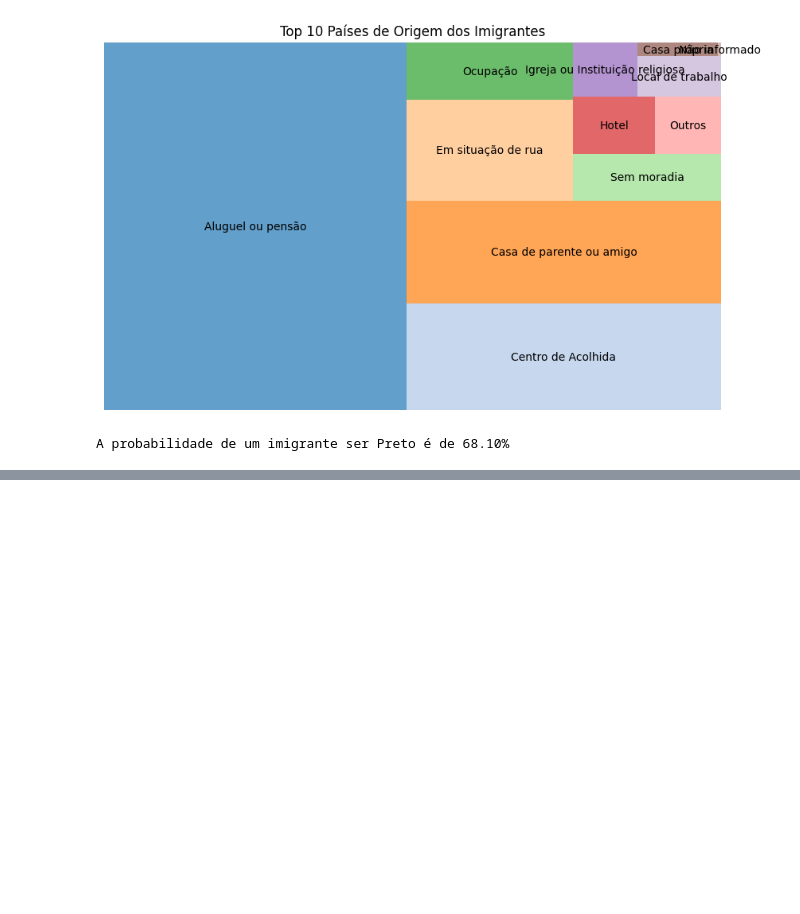
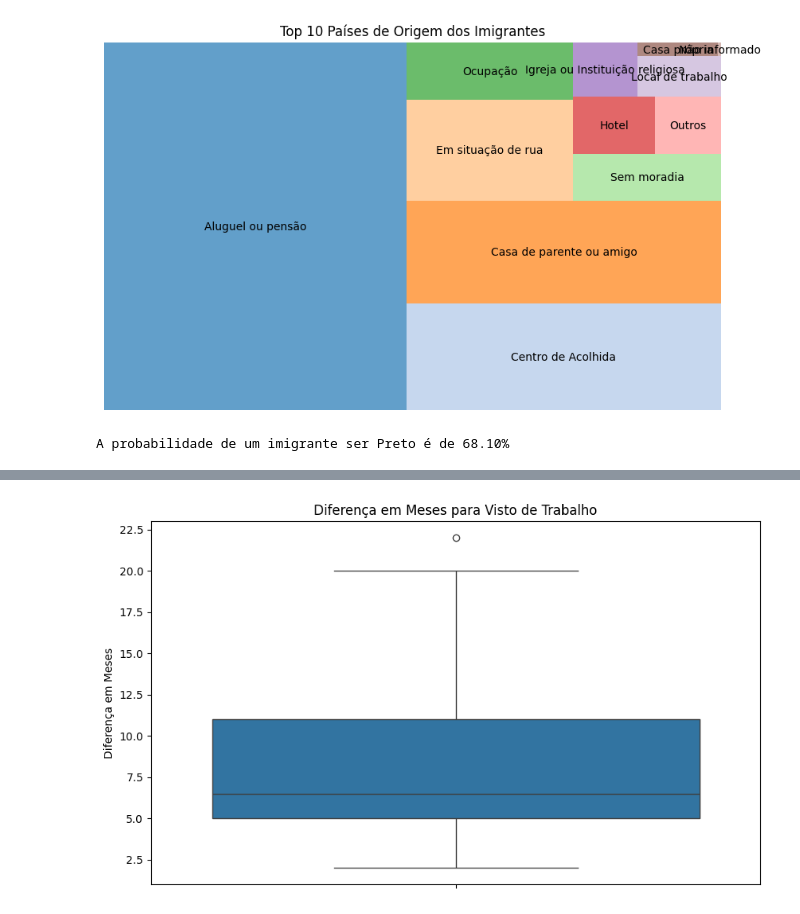
Before and after one commit to gabriel-lacerdaa/AnaliseDeDados, a Jupyter notebook: analise.ipynb, the cells around one changed output, grey strips where cells are left out. Cells and saved outputs as stored; diff of their text form; code cells hidden in the pictures; blank space fills up the shorter version.

```diff
--- a/analise.ipynb
+++ b/analise.ipynb
@@ -468,0 +526,28 @@ A probabilidade de um imigrante ser Preto é de 68.10%
+# %%
+import seaborn as sns
+import pandas as pd
+import matplotlib.pyplot as plt
+
+# Dados de exemplo
+data = {
+    'dif_dtcad_dtingr_meses': [2, 4, 5, 5, 6, 7, 8, 12, 20, 22],
+    'situacao_migratoria': ['Visto de Trabalho'] * 10
+}
+df = pd.DataFrame(data)
+
+# Criar a figura para o boxplot
+plt.figure(figsize=(10, 6))
+
+# Gerar o boxplot usando seaborn
+sns.boxplot(y='dif_dtcad_dtingr_meses', data=df)
+
+# Adicionar um título ao gráfico
+plt.title('Diferença em Meses para Visto de Trabalho')
+
+# Rotular o eixo y
+plt.ylabel('Diferença em Meses')
+
+# Mostrar o gráfico
+plt.show()
+# %% [output]
+[figure, added]
```
Also changed, not shown: parts of 10 cells of this notebook.
